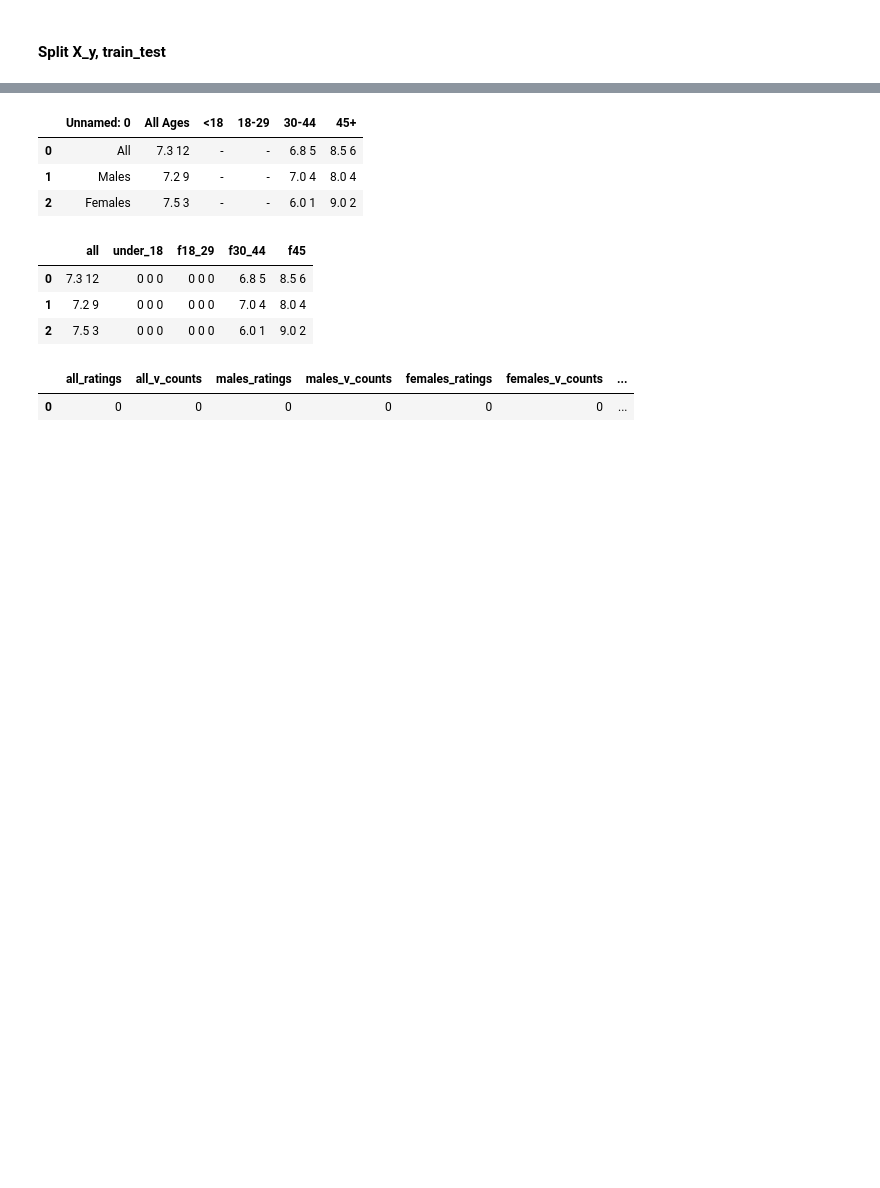
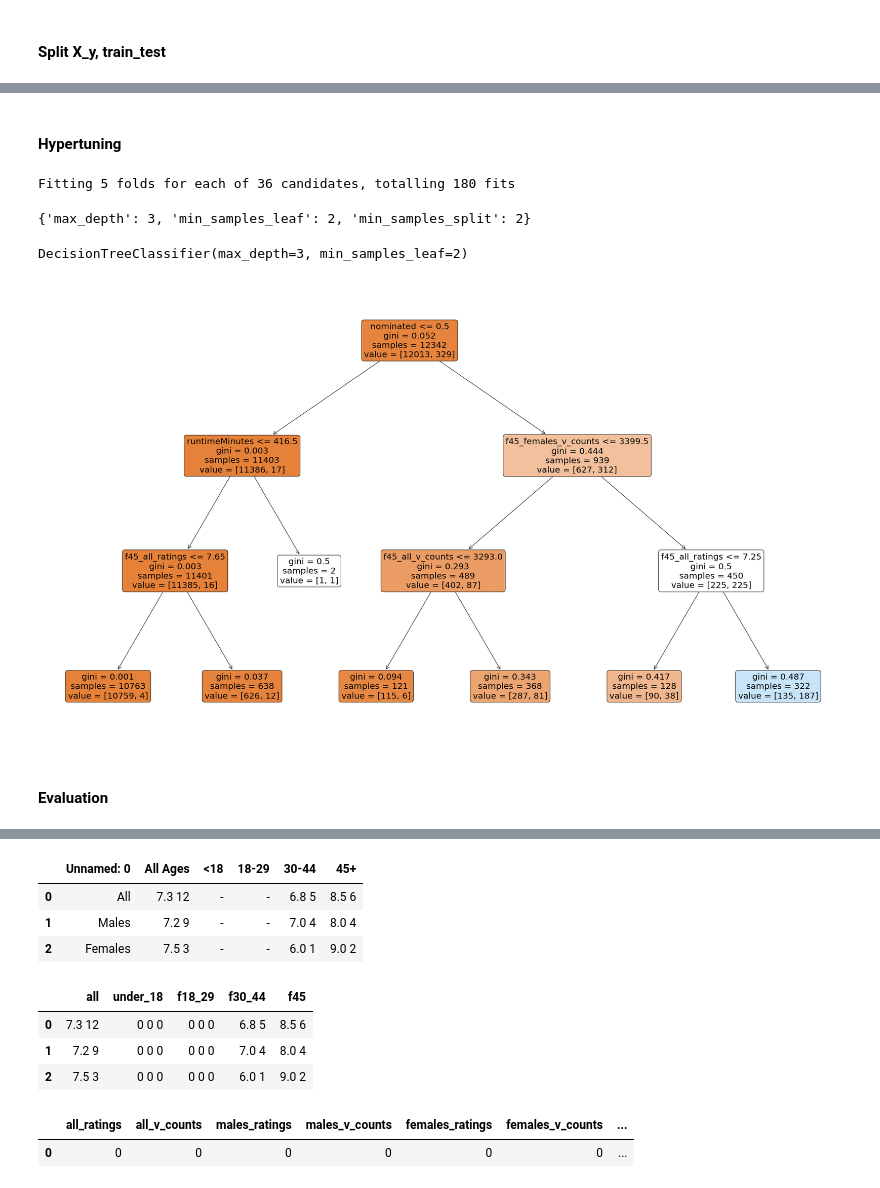
Before and after one commit to tthaopham/Oscars_Predictions, a Jupyter notebook: imdb_machine_learning.ipynb, the cells around one changed output, grey strips where cells are left out. Drawn from its saved outputs; the diff is of its cells as text; code cells hidden in the pictures; blank space fills up the shorter version.

```diff
--- a/imdb_machine_learning.ipynb
+++ b/imdb_machine_learning.ipynb
@@ -569,0 +507,39 @@ def convert_sqltable_to_pd_df(table_name, schema='imdb'):
+# %% [markdown]
+#### Hypertuning
+# %%
+param_grid_dt = {
+    'max_depth': [2, 3, 4, 5],
+    'min_samples_split': [2, 4, 6],
+    'min_samples_leaf' : [1, 2, 3]
+    }
+# %%
+grid = GridSearchCV(
+    dt_c,
+    param_grid=param_grid_dt,
+    cv=5, # number of cross-validation folds
+    n_jobs=-1, # number of CPU cores to use (-1 means use all available cores)
+    verbose=1
+)
+
+grid.fit(X_train, y_train)
+best_params_dt_win = grid.best_params_
+# %% [output]
+Fitting 5 folds for each of 36 candidates, totalling 180 fits
+# %%
+best_params_dt_win
+# %% [output]
+{'max_depth': 3, 'min_samples_leaf': 2, 'min_samples_split': 2}
+# %%
+dt_win_best_param = DecisionTreeClassifier(**best_params_dt_win)
+dt_win_best_param.fit(X_train, y_train)
+# %% [output]
+DecisionTreeClassifier(max_depth=3, min_samples_leaf=2)
+# %%
+fig, axes = plt.subplots(nrows = 1,ncols = 1,figsize = (34,20))
+
+plot_tree(dt_win_best_param,filled = True, rounded=True,feature_names=X.columns, fontsize=20)
+plt.show()
+# %% [output]
+[figure, added]
+# %% [markdown]
+#### Evaluation
```
Also changed, not shown: parts of 52 cells of this notebook.
